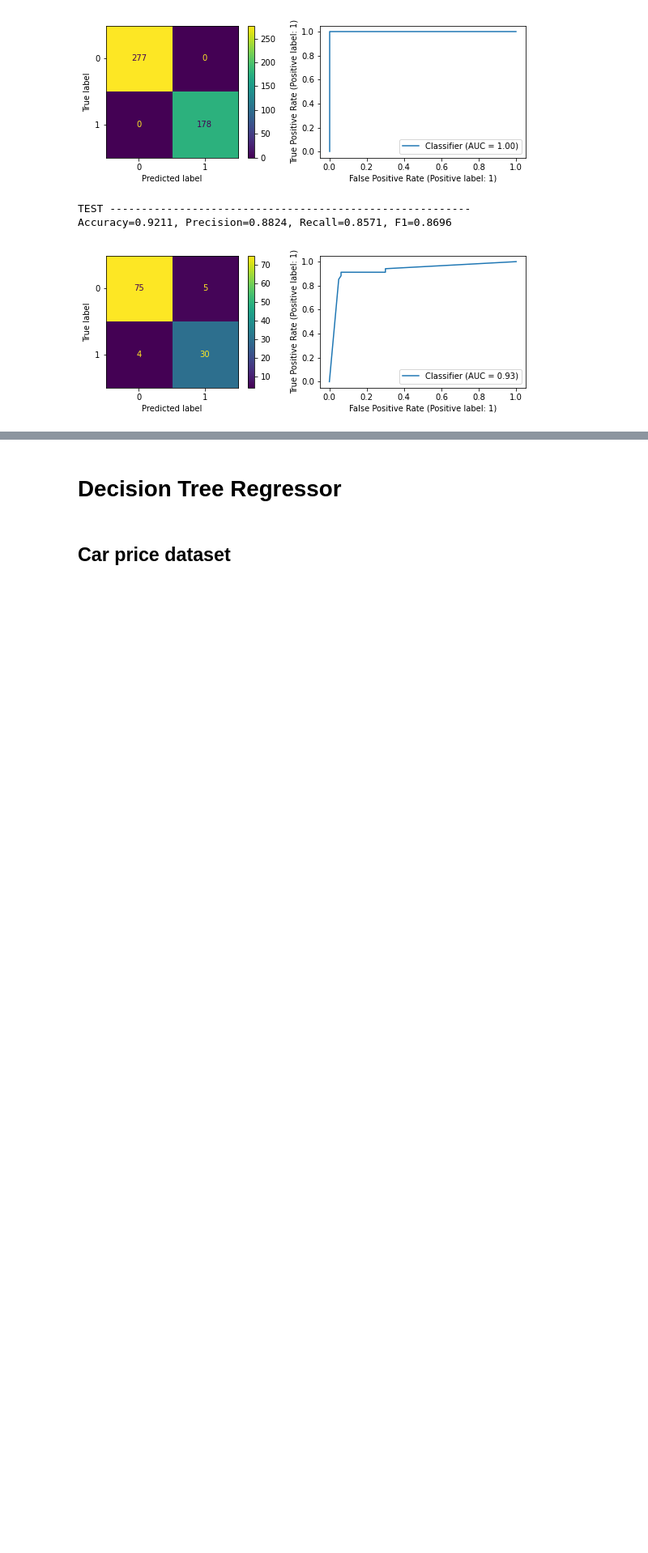
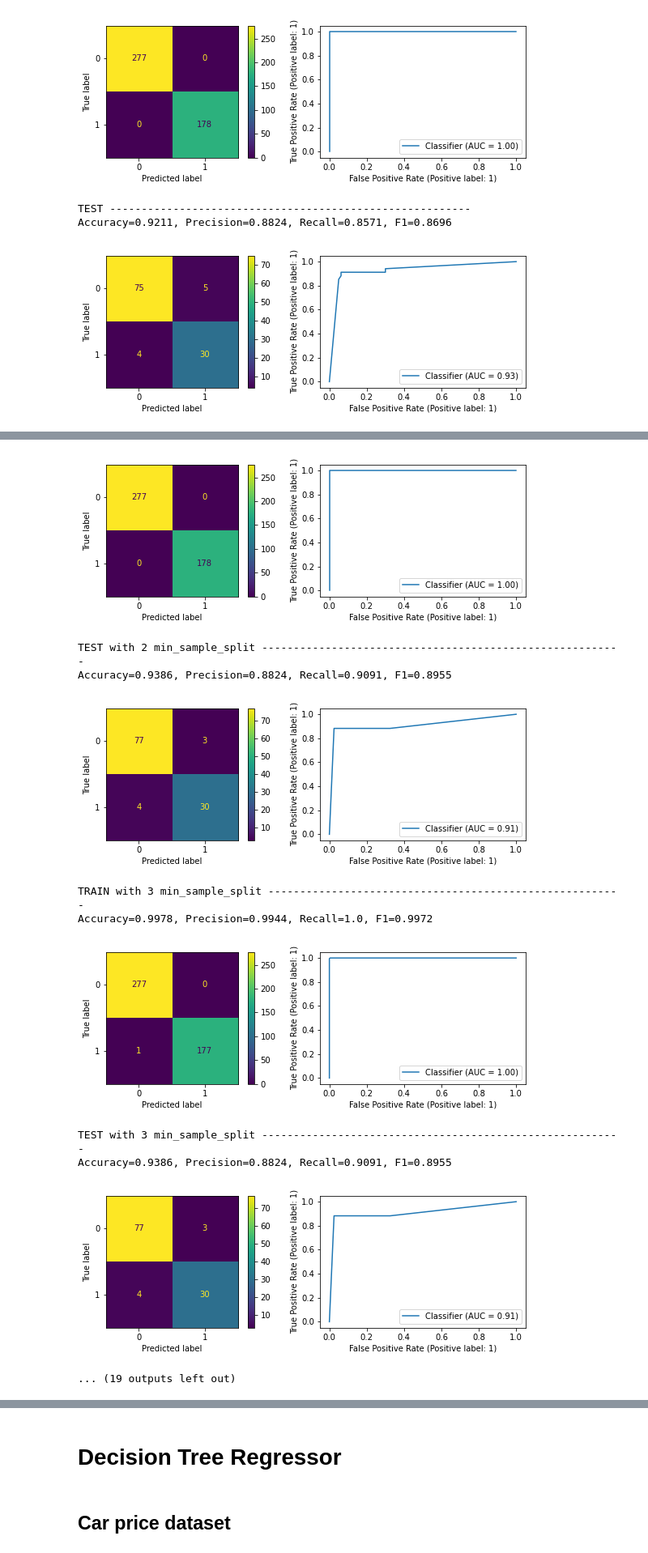
Before and after one commit to AlirezaSM/decision-tree, a Jupyter notebook: decision_tree.ipynb, the cells around one changed output, grey strips where cells are left out. Shown at 81% size. Drawn from its saved outputs; the diff is of its cells as text; code cells hidden in the pictures; blank space fills up the shorter version.

```diff
--- a/decision_tree.ipynb
+++ b/decision_tree.ipynb
@@ -65,13 +65,15 @@ class ClassifierNode:
         return dict
 # %%
 class DecisionTreeClassifier:
-    def __init__(self, positive_label, criterion='entropy', min_samples_split=1):
+    def __init__(self, positive_label, criterion='entropy', min_samples_split=1, max_depth=float('inf')):
         # positive label
         self.positive_label = positive_label
         # name of the criterion to select best splits
         self.criterion = criterion
         # minimum number of samples to consider it as leaf
         self.min_samples_split=min_samples_split
+        #
+        self.max_depth = max_depth
         # root of the tree
         self.root=None
 
@@ -97,12 +99,12 @@ class DecisionTreeClassifier:
             print(json.dumps(dict, indent=4), file=file)
 
 
-    def _grow_tree(self, X, y, f_value=None):
+    def _grow_tree(self, X, y, f_value=None, depth=0):
         n_samples, n_feats = X.shape
         n_labels = len(np.unique(y))
 
         # check the stopping criteria
-        if (n_labels == 1 or n_samples < self.min_samples_split):
+        if (n_labels == 1 or n_samples < self.min_samples_split or depth >= self.max_depth):
             leaf_value, leaf_prob = self._most_common_label(y)
             return ClassifierNode(f_value=f_value, label=leaf_value, most_common=leaf_value, prob=leaf_prob)
 
@@ -116,7 +118,7 @@ class DecisionTreeClassifier:
             index = np.argwhere(best_feature_column == v).flatten()
             child_X = X[index]
             child_y = y[index]
-            childs[v] = self._grow_tree(child_X, child_y, v)
+            childs[v] = self._grow_tree(child_X, child_y, v, depth=depth+1)
 
         leaf_value, leaf_prob = self._most_common_label(y)
         return ClassifierNode(feature=best_feature, f_value=f_value, childs=childs, most_common=leaf_value, prob=leaf_prob)
@@ -765,0 +772,38 @@ Accuracy=0.9211, Precision=0.8824, Recall=0.8571, F1=0.8696
+# %%
+min_values = [1, 2, 3, 5, 10, 20, 50]
+acc_history = []
+
+for v in min_values:
+    X = df.iloc[:, 1:]
+    y = df.iloc[:, 0]
+
+    x_train, x_test, y_train, y_test = train_test_split(X, y, test_size=0.2, random_state=4)
+
+    bins = []
+    for c in x_train.columns:
+        x_train[c], c_bins = pd.qcut(x_train[c], BEST_BIN_QCUT, retbins=True)
+        bins.append(c_bins)
+
+    my_tree = DecisionTreeClassifier(positive_label=POS_LABEL, min_samples_split=v)
+    my_tree.fit(x_train.to_numpy(), y_train.to_numpy())
+
+    my_tree.plot_tree(list(x_train.columns), 'cancer_qcut_entropy'+str(v)+'minsplit')
+    my_tree.save_dict(list(x_train.columns), 'cancer_qcut_entropy'+str(v)+'minsplit')
+
+    for idx, c in enumerate(x_test.columns):
+        x_test[c] = pd.cut(x_test[c], bins[idx])
+
+    print(f'TRAIN with {v} min_sample_split --------------------------------------------------------')
+    y_pred = my_tree.predict(x_train.to_numpy())
+    y_pred_prob = my_tree.predict_prob(x_train.to_numpy())
+    classification_evaluation(y_pred, y_train, pos_label=POS_LABEL, y_pred_prob=y_pred_prob)
+
+    print(f'TEST with {v} min_sample_split ---------------------------------------------------------')
+    y_pred = my_tree.predict(x_test.to_numpy())
+    y_pred_prob = my_tree.predict_prob(x_test.to_numpy())
+    classification_evaluation(y_pred, y_test, pos_label=POS_LABEL, y_pred_prob=y_pred_prob)
+    acc_history.append(accuracy_score(y_pred, y_test.to_numpy()))
+
+print(f'Maximum accuracy {np.max(acc_history)} with {values[np.argmax(acc_history)]} min_sample_split')
+plt.plot(min_values, acc_history)
+# %% [output]
@@ -765,0 +818,11 @@ Accuracy=0.9211, Precision=0.8824, Recall=0.8571, F1=0.8696
+[figure, added]
+TEST with 2 min_sample_split ---------------------------------------------------------
+Accuracy=0.9386, Precision=0.8824, Recall=0.9091, F1=0.8955
+[figure, added]
+TRAIN with 3 min_sample_split --------------------------------------------------------
+Accuracy=0.9978, Precision=0.9944, Recall=1.0, F1=0.9972
+[figure, added]
+TEST with 3 min_sample_split ---------------------------------------------------------
+Accuracy=0.9386, Precision=0.8824, Recall=0.9091, F1=0.8955
+[figure, added]
+... (19 outputs left out)
```
Also changed, not shown: parts of 24 cells of this notebook.
